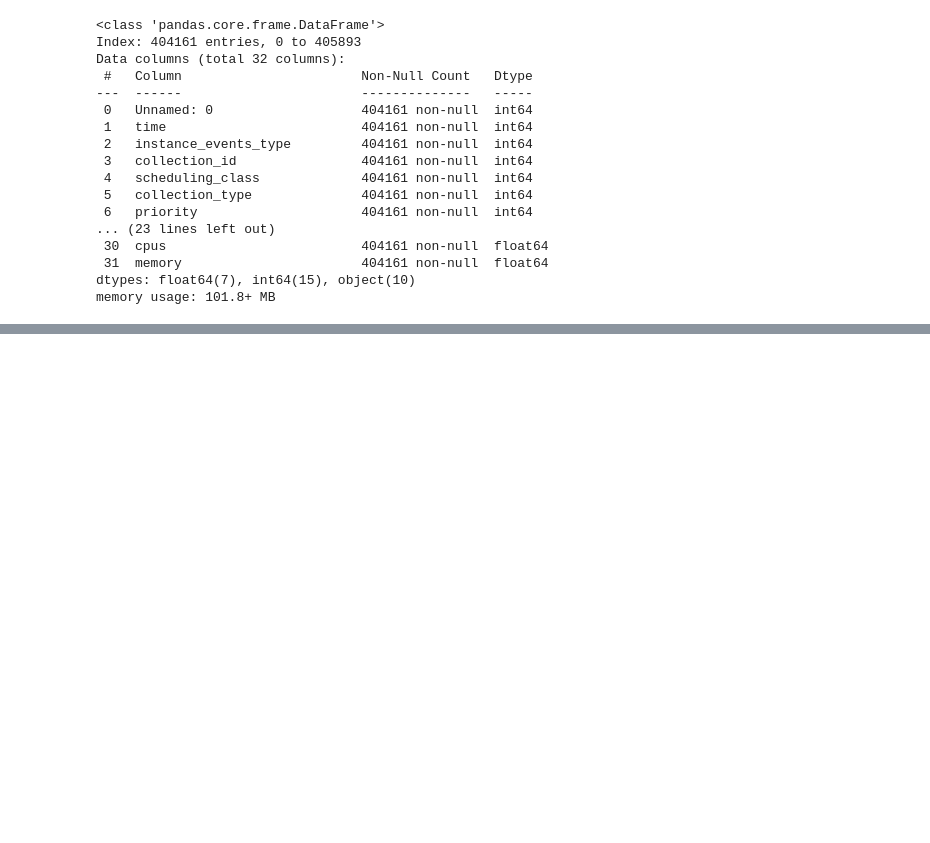
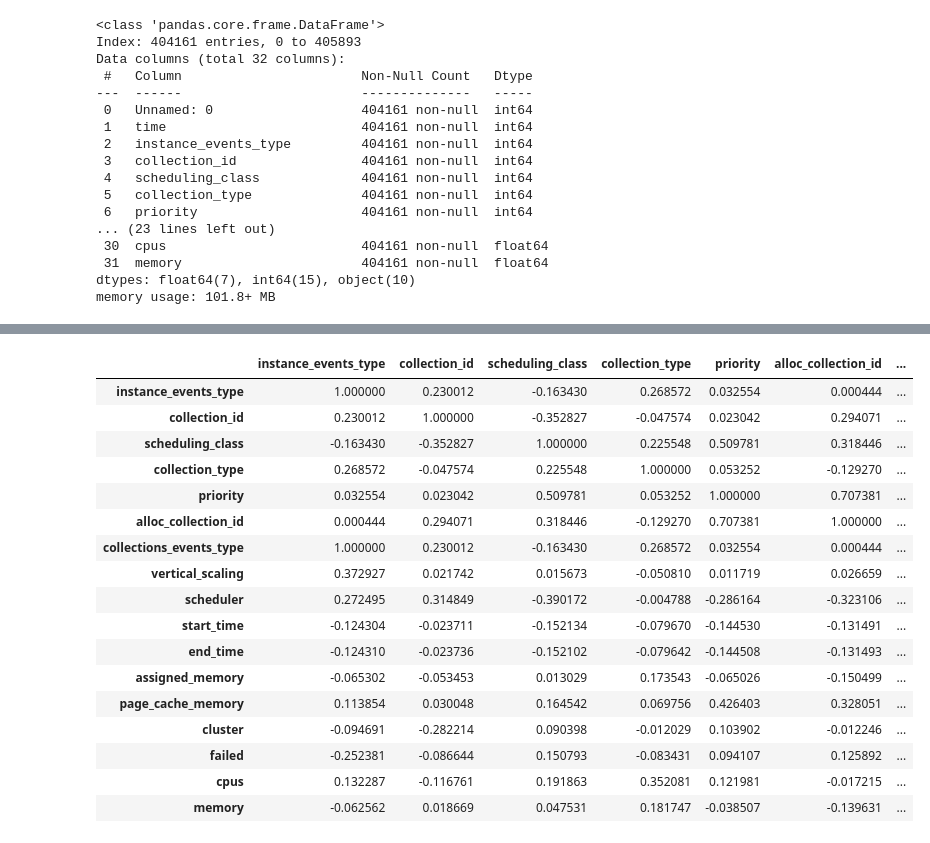
Before and after one commit to Parth-11/ML-Cloud, a Jupyter notebook: data_visualization.ipynb, the cells around one changed output, grey strips where cells are left out. Cells and saved outputs as stored; diff of their text form; code cells hidden in the pictures; blank space fills up the shorter version.

```diff
--- a/data_visualization.ipynb
+++ b/data_visualization.ipynb
@@ -206,0 +180,2 @@ memory usage: 50.0+ MB
+# %%
+df.drop(['user','collection_name','collection_logical_name','cpu_usage_distribution','tail_cpu_usage_distribution'],inplace=True,axis=1)
@@ -206,0 +218,3 @@ memory usage: 50.0+ MB
+# %%
+df.drop(['start_after_collection_ids','random_sample_usage'],inplace=True,axis=1)
+df.info()
@@ -206,0 +239,4 @@ memory usage: 50.0+ MB
+# %%
+#avg_cpus from avg_usage
+df.drop(['instance_index','machine_id','Unnamed: 0',"time",'sample_rate'],inplace=True,axis=1)
+df.info()
@@ -206,0 +261,5 @@ memory usage: 50.0+ MB
+# %%
+avg_usg = df['average_usage']
+max_usg = df['maximum_usage']
+df.drop(['maximum_usage','average_usage'],inplace=True,axis=1)
+df.info()
@@ -206,0 +284,23 @@ memory usage: 50.0+ MB
+# %%
+event = df['event']
+df.drop(['event'],inplace=True,axis=1)
+df.corr()
+# %% [output]
+|  | instance_events_type | collection_id | scheduling_class | collection_type | priority | alloc_collection_id | ... |
+| instance_events_type | 1.000000 | 0.230012 | -0.163430 | 0.268572 | 0.032554 | 0.000444 | ... |
+| collection_id | 0.230012 | 1.000000 | -0.352827 | -0.047574 | 0.023042 | 0.294071 | ... |
+| scheduling_class | -0.163430 | -0.352827 | 1.000000 | 0.225548 | 0.509781 | 0.318446 | ... |
+| collection_type | 0.268572 | -0.047574 | 0.225548 | 1.000000 | 0.053252 | -0.129270 | ... |
+| priority | 0.032554 | 0.023042 | 0.509781 | 0.053252 | 1.000000 | 0.707381 | ... |
+| alloc_collection_id | 0.000444 | 0.294071 | 0.318446 | -0.129270 | 0.707381 | 1.000000 | ... |
+| collections_events_type | 1.000000 | 0.230012 | -0.163430 | 0.268572 | 0.032554 | 0.000444 | ... |
+| vertical_scaling | 0.372927 | 0.021742 | 0.015673 | -0.050810 | 0.011719 | 0.026659 | ... |
+| scheduler | 0.272495 | 0.314849 | -0.390172 | -0.004788 | -0.286164 | -0.323106 | ... |
+| start_time | -0.124304 | -0.023711 | -0.152134 | -0.079670 | -0.144530 | -0.131491 | ... |
+| end_time | -0.124310 | -0.023736 | -0.152102 | -0.079642 | -0.144508 | -0.131493 | ... |
+| assigned_memory | -0.065302 | -0.053453 | 0.013029 | 0.173543 | -0.065026 | -0.150499 | ... |
+| page_cache_memory | 0.113854 | 0.030048 | 0.164542 | 0.069756 | 0.426403 | 0.328051 | ... |
+| cluster | -0.094691 | -0.282214 | 0.090398 | -0.012029 | 0.103902 | -0.012246 | ... |
+| failed | -0.252381 | -0.086644 | 0.150793 | -0.083431 | 0.094107 | 0.125892 | ... |
+| cpus | 0.132287 | -0.116761 | 0.191863 | 0.352081 | 0.121981 | -0.017215 | ... |
+| memory | -0.062562 | 0.018669 | 0.047531 | 0.181747 | -0.038507 | -0.139631 | ... |
```
Also changed, not shown: parts of 25 cells of this notebook, 1 other file.
